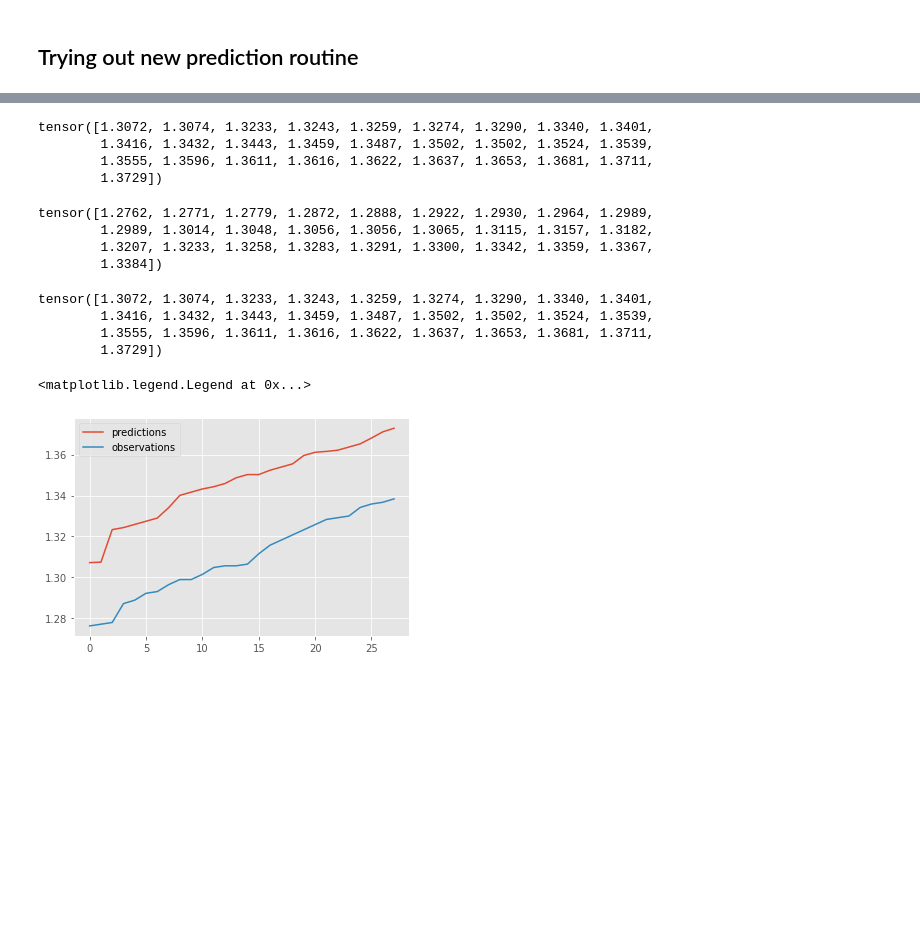
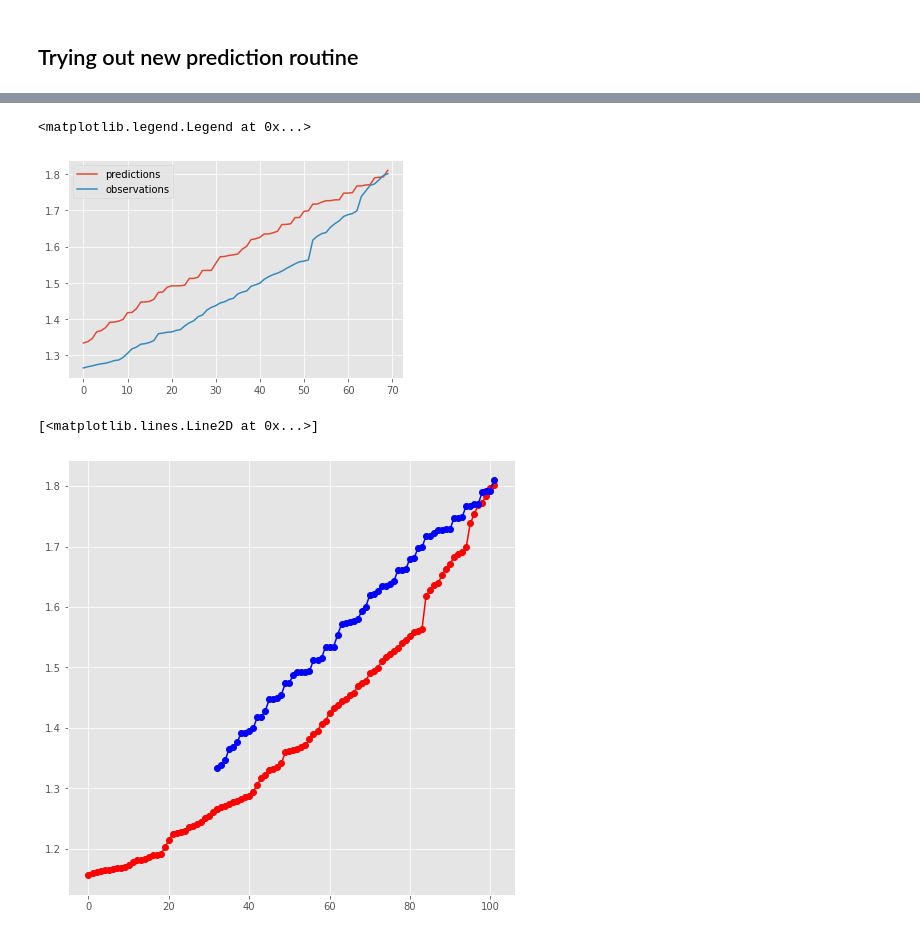
Before and after one commit to hanxiaokaka/Induced_seismic, a Jupyter notebook: notebooks/scinet/004 SCINet decatur multiple horizon.ipynb, the cells around one changed output, grey strips where cells are left out. Cells and saved outputs as stored; diff of their text form; code cells hidden in the pictures; blank space fills up the shorter version.

Commit message:
finished implementing, need large input_len to make it work

```diff
--- a/notebooks/scinet/004 SCINet decatur multiple horizon.ipynb
+++ b/notebooks/scinet/004 SCINet decatur multiple horizon.ipynb
@@ -69,8 +69,8 @@ Visualization of the train / test split
 train_dset, test_dset, x_scaler, y_scaler = construct_time_series_dataset(
     features, target_vals,
     input_len, horizon, features.columns,
-    # train_test_split=0.8, normalize_data=True # try train_test_split=0.75
-    train_test_split=0.75, normalize_data=True
+    train_test_split=0.8, normalize_data=True # try train_test_split=0.75
+    # train_test_split=0.75, normalize_data=True
 )
 
 plt.figure()
@@ -266,9 +330,13 @@ Visualize the forecast
 # %% [markdown]
 ## Trying out new prediction routine
 # %%
-start_input = 700
+model.train()
+model.bn1.training=False
+model.bn2.training=False
+n_horizons_forcast = 10
+start_input = 0
 end_input = start_input + input_len
-end_output = end_input + horizon
+end_output = end_input + n_horizons_forcast*horizon
 
 sample_x = test_dset.X[start_input:end_input]
 input_y = test_dset.Y[start_input:end_input+1]
@@ -294,17 +344,19 @@ tensor([1.1788, 1.1839, 1.1931, 1.1998, 1.2040, 1.2074, 1.2124, 1.2124, 1.2158,
 # %%
-samples = []
+predictions = []
 outputs_y = []
-sample_x = test_dset.X[start_input:end_input]
-input_y = test_dset.Y[start_input:end_input+1]
-output_y = test_dset.Y[end_input:end_output]
-for i in range(2):
-    outputs_y.append(output_y)
+
+for i in range(n_horizons_forcast):
+    model.train()
+    model.bn1.training = False
+    model.bn2.training = False
     _predict = model(sample_x[None,:,:])
-    samples.append(_predict.data.squeeze()) # output?
-    start_input = start_input + horizon
-    end_input = end_input + horizon
-    end_output = end_input + horizon
-    sample_x = test_dset.X[start_input:end_input]
+    predictions.append(_predict.data.squeeze()) # output?
+    sample_x = test_dset.X[start_input+i*horizon:end_input+i*horizon]
     sample_x[None,-horizon:,-1] = _predict.data.squeeze() # replacing last seismic data with the prediction
-    output_y = test_dset.Y[end_input:end_output]
     model.eval()
+
+
+
+# outputs_y.append(output_y)
+# _predict = model(sample_x[None,:,:])
+# predictions.append(_predict.data.squeeze())
@@ -331,28 +363,16 @@ tensor([[0.1675, 0.3282, 1.3014],
-# %%
-torch.cat(samples).squeeze().squeeze()
-# %% [output]
-tensor([1.3072, 1.3074, 1.3233, 1.3243, 1.3259, 1.3274, 1.3290, 1.3340, 1.3401,
-        1.3416, 1.3432, 1.3443, 1.3459, 1.3487, 1.3502, 1.3502, 1.3524, 1.3539,
-        1.3555, 1.3596, 1.3611, 1.3616, 1.3622, 1.3637, 1.3653, 1.3681, 1.3711,
-        1.3729])
-# %%
-torch.cat(outputs_y)
-# %% [output]
-tensor([1.2762, 1.2771, 1.2779, 1.2872, 1.2888, 1.2922, 1.2930, 1.2964, 1.2989,
-        1.2989, 1.3014, 1.3048, 1.3056, 1.3056, 1.3065, 1.3115, 1.3157, 1.3182,
-        1.3207, 1.3233, 1.3258, 1.3283, 1.3291, 1.3300, 1.3342, 1.3359, 1.3367,
-        1.3384])
-# %%
-torch.cat(samples)
-# %% [output]
-tensor([1.3072, 1.3074, 1.3233, 1.3243, 1.3259, 1.3274, 1.3290, 1.3340, 1.3401,
-        1.3416, 1.3432, 1.3443, 1.3459, 1.3487, 1.3502, 1.3502, 1.3524, 1.3539,
-        1.3555, 1.3596, 1.3611, 1.3616, 1.3622, 1.3637, 1.3653, 1.3681, 1.3711,
-        1.3729])
 # %%
-plt.plot(torch.cat(samples),label='predictions')
-plt.plot(torch.cat(outputs_y),label='observations')
+plt.plot(torch.cat(predictions),label='predictions')
+plt.plot(output_y,label='observations')
 plt.legend()
 # %% [output]
 <matplotlib.legend.Legend at 0x...>
-[figure, old version]
+[figure, new version]
+# %%
+fig, ax = plt.subplots(1, 1, figsize=(8,8))
+
+ax.plot(np.arange(start_input, end_input+1), input_y, 'r', marker='o', label='observed')
+ax.plot(np.arange(end_input,end_output),output_y, 'r', marker='o')
+ax.plot(np.arange(end_input,end_output), torch.cat(predictions), 'b', marker='o', label='forecast')
+# %% [output]
+[<matplotlib.lines.Line2D at 0x...>]
+[figure, added]
```
Also changed, not shown: parts of 10 cells of this notebook.
